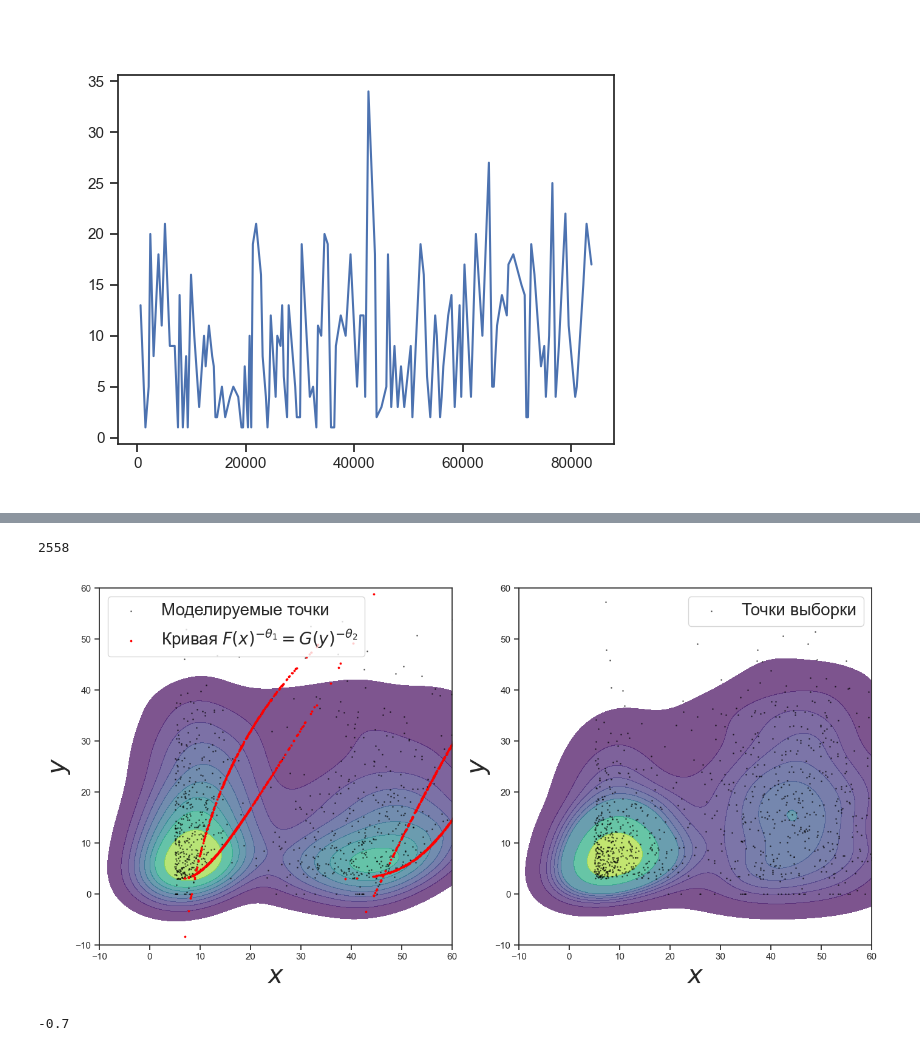
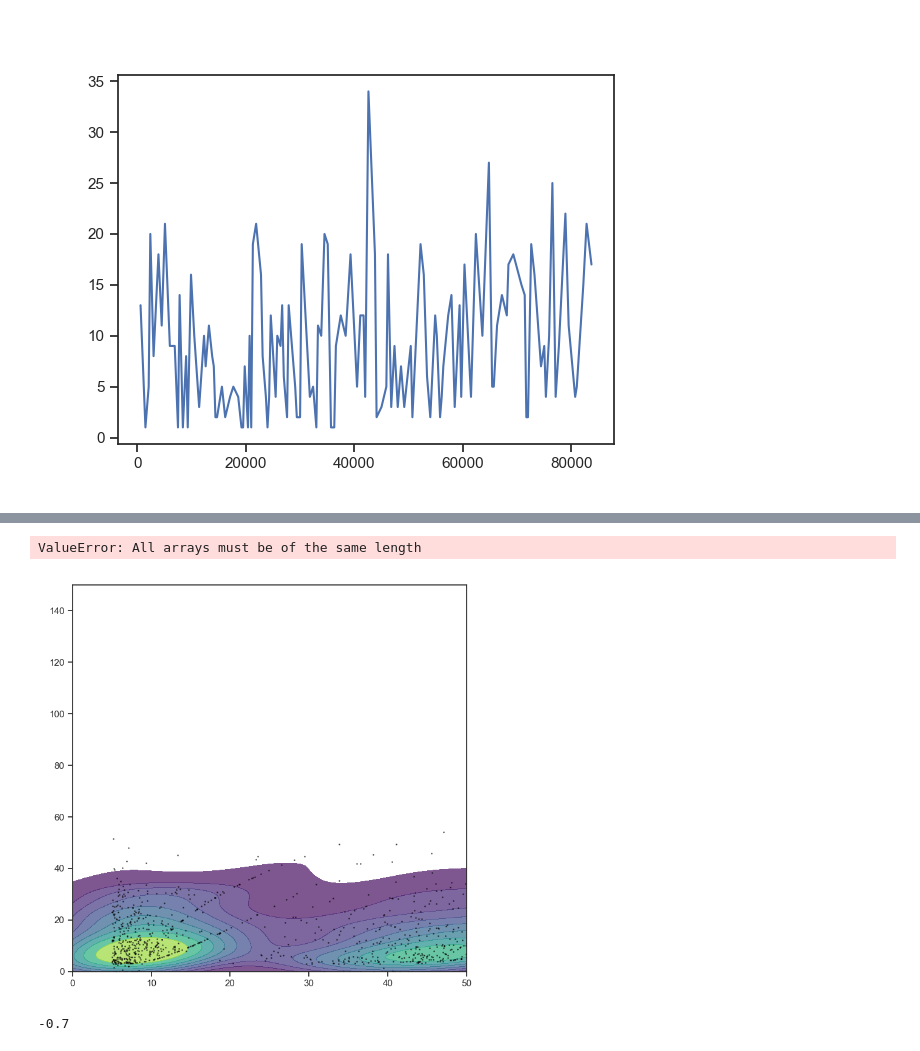
Before and after one commit to TimofeyTis/UBPS2024, a Jupyter notebook: otchet_2sem.ipynb, the cells around one changed output, grey strips where cells are left out. Saved outputs shown, nothing was run; the diff lists cells and outputs as text; code cells hidden in the pictures.

```diff
--- a/otchet_2sem.ipynb
+++ b/otchet_2sem.ipynb
@@ -12,6 +12,10 @@ import numpy as np
 import scipy.stats as sps
 
 from mpl_toolkits.axes_grid1 import make_axes_locatable
+
+import seaborn as sns
+from matplotlib import cm
+sns.set_theme(style="ticks")
 # %%
 ticks = np.linspace(0,24*3600, 24)
 labels = [str(int(_x/3600)) for _x in ticks]
@@ -326,9 +444,12 @@ ax.plot(data[1]['time'][:-50], data[1]['stat'][:-50])
 # %%
 fig = plt.figure(figsize= (8,4))
 
-p2 = [0.6, 0.4]
-loc2 = [3, 20]
-scale2 = [8, 13]
+
+loc2 = [10, 232.21293055499115]
+scale2 = [7.266899474257012, 99.16673268502848]
+p2 = [1- 0.10551470588235294, 0.10551470588235294]
+
+
 g1 = sps.expon(loc=loc2[0], scale=scale2[0])
 g2 = sps.norm(loc=loc2[1], scale=scale2[1])
 g = [g1, g2]
@@ -337,14 +458,13 @@ g = [g1, g2]
 def G(x): return g1.pdf(x) * p2[0] + g2.pdf(x)*p2[1]
 
 ax2 = fig.add_subplot( 1,1,1)
-mixed_data2 = accum(filter(30,5),10,24)
-mixed_data2 = mixed_data2[mixed_data2>0]
-mixed_data2 = mixed_data2[mixed_data2<50]
+mixed_data2 = mixed_data2
+
 
 size = len(mixed_data2)
 
 bins =  int(1 + np.log2(size))
-
+bins  = 30
 
 
 h, bins, pathces = ax2.hist(mixed_data2, bins=bins,edgecolor=(0,0,0),linewidth =1, color=BLUE, density=True)
@@ -471,7 +591,3 @@ max(abs(C1.ravel() - CH.ravel()))
-# %%
-len(accum(filter(30,3),0,1))
-# %% [output]
-2558
 # %%
 import seaborn as sns
 
@@ -501,58 +617,59 @@ fig.set_tight_layout(0.05)
 
 
 
 ax = fig.add_subplot(1,2,1)
 
 # Построение диаграммы рассеяния с контурными линиями плотности
 sns.kdeplot(x=x, y=y,ax=ax, fill=True, cmap="viridis", levels=10, alpha=0.7)  # KDE-фон
 ax.scatter(x, y, s=1, color="black", alpha=0.5, label="Моделируемые точки")  # Точки поверх фона
-ax.set_xlim((-10,60))
-ax.set_ylim((-10,60))
+ax.set_xlim((0,50))
+ax.set_ylim((0,150))
 
 
-U = np.random.uniform(0, 1, 10000000)
-V = np.random.uniform(0, 1, 10000000)
-U1 = pow(U , -alpha )
-V1 = pow(V , -beta )
-gate = 0.0001
-mask = (U1< V1 +gate) & ((U1+gate> V1))
-U  = U[mask]
-V  = V[mask]
-x = make_rvs_CMO(U, p1, f)
-y = make_rvs_CMO(V, p2, g)
+# U = np.random.uniform(0, 1, 10000000)
+# V = np.random.uniform(0, 1, 10000000)
+# U1 = pow(U , -alpha )
+# V1 = pow(V , -beta )
+# gate = 0.0001
+# mask = (U1< V1 +gate) & ((U1+gate> V1))
+# U  = U[mask]
+# V  = V[mask]
+# x = make_rvs_CMO(U, p1, f)
+# y = make_rvs_CMO(V, p2, g)
 
-ax.scatter(x, y, color =(1,0,0), s = 3, label = r"Кривая $F(x)^{-\theta_1} = G(y)^{-\theta_2}$")
-ax.set_xlabel(r"$x$", fontsize = 30)
-ax.set_ylabel(r"$y$", fontsize = 30)
-ax.legend(fontsize = 20)
+# ax.scatter(x, y, color =(1,0,0), s = 3, label = r"Кривая $F(x)^{-\theta_1} = G(y)^{-\theta_2}$")
+# ax.set_xlabel(r"$x$", fontsize = 30)
+# ax.set_ylabel(r"$y$", fontsize = 30)
+# ax.legend(fontsize = 20)
 
 
-ax2 = fig.add_subplot(1,2,2)
-x = np.append(f1.rvs(int(p1[0]*size)) , f2.rvs(int(p1[1]*size)))
-y = np.append(g1.rvs(int(p2[0]*size)) , g2.rvs(int(p2[1]*size)))
+# ax2 = fig.add_subplot(1,2,2)
+# x = np.append(f1.rvs(int(p1[0]*size)) , f2.rvs(int(p1[1]*size)))
+# y = np.append(g1.rvs(int(p2[0]*size)) , g2.rvs(int(p2[1]*size)))
 
-x[x<0] = 0
-y[y<0] = 0
+
 # x = accum(filter(30,4),0,24)
 # y = accum(filter(30,5),0,24)
 # rows, = min(x.shape, y.shape)
 # y = y[:rows]
 # x = x[:rows]
 # ax2.set_xlim((-10,40))
 # ax2.set_ylim((-10,40))
-
+y= mixed_data1
+x= mixed_data2
 # Построение диаграммы рассеяния с контурными линиями плотности
 sns.kdeplot(x=x, y=y,ax=ax2, fill=True, cmap="viridis", levels=10, alpha=0.7)  # KDE-фон
 ax2.scatter(x, y, s=1, color="black", alpha=0.5, label="Точки выборки")  # Точки поверх фона
-ax2.set_xlim((-10,60))
-ax2.set_ylim((-10,60))
+ax2.set_xlim((0,310))
+ax2.set_ylim((0,310))
 ax2.set_xlabel(r"$x$", fontsize = 30)
 ax2.set_ylabel(r"$y$", fontsize = 30)
 ax2.legend(fontsize = 20)
 
 fig.savefig("scatterplot.png", dpi =300)
 # %% [output]
+ValueError: All arrays must be of the same length
-[figure, old version]
+[figure, new version]
 # %%
 
 fig = plt.figure(figsize=(16, 8))
```
Also changed, not shown: parts of 19 cells of this notebook.
